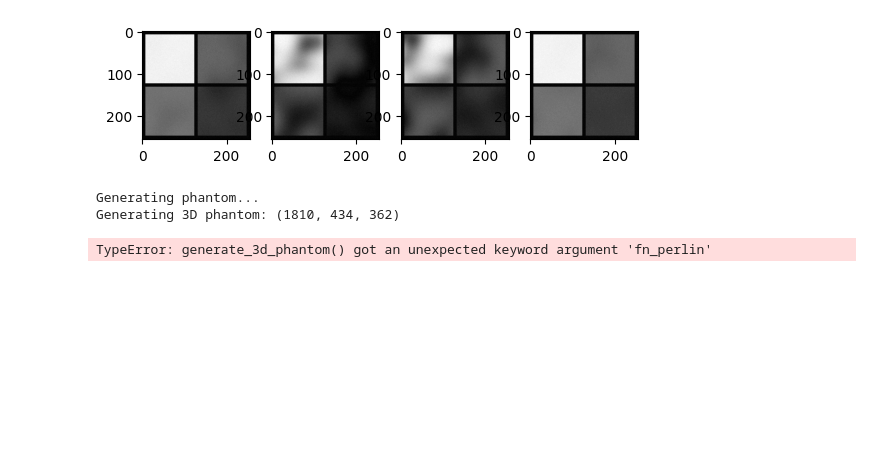
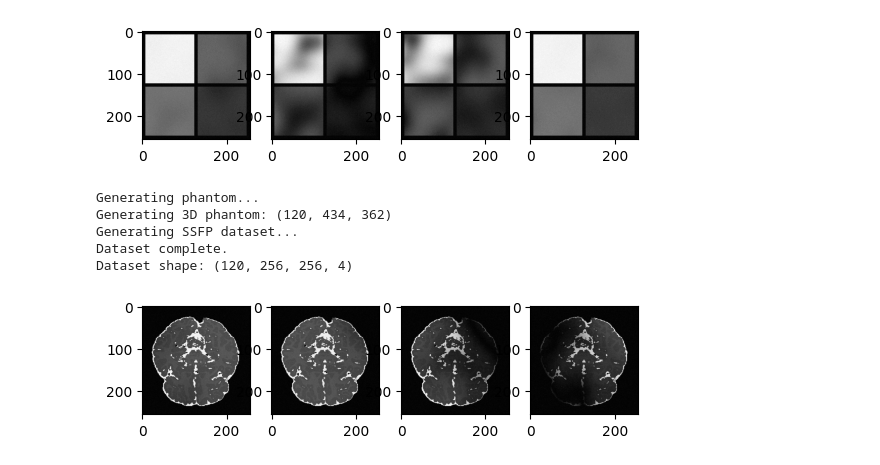
Before and after one commit to michaelmendoza/mssfp, a Jupyter notebook: notebooks/test.ipynb, the cells around one changed output. Drawn from its saved outputs; the diff is of its cells as text; code cells hidden in the pictures; blank space fills up the shorter version.

```diff
--- a/notebooks/test.ipynb
+++ b/notebooks/test.ipynb
@@ -207,25 +207,28 @@ Dataset shape: (4, 256, 256, 4)
 # %%
 import os
 import sys
 # Go up one level from the notebooks directory to reach project root
 project_root = os.path.abspath(os.path.join(os.path.dirname('__file__'), '..'))
 sys.path.insert(0, project_root)  # Insert at beginning of path to take precedence
 
 import numpy as np
 import matplotlib.pyplot as plt
 from mssfp.phantoms import simple, phantom, shepp_logan
 
-dataset = phantom.generate_ssfp_dataset(phantom_type='brain', slices=4, shape=256, ids=[1, 2, 3, 4], padding=8,
+dataset = phantom.generate_ssfp_dataset(phantom_type='brain', slices=4, data_indices=[(0, 2), (120,180)], padding=8,
                                         f=1/3e-3, df=200, df_window=1.0, alpha = np.deg2rad(60),
                                         fn_perlin=100, fn_perlin_size=3,
                                         rotation=90, useRotate=True, useDeform=True)
 fig, ax = plt.subplots(1, 4)
 ax[0].imshow(np.abs(dataset['M'][0,:,:,0]), cmap='gray')
 ax[1].imshow(np.abs(dataset['M'][0,:,:,1]), cmap='gray')
 ax[2].imshow(np.abs(dataset['M'][0,:,:,2]), cmap='gray')
 ax[3].imshow(np.abs(dataset['M'][0,:,:,3]), cmap='gray')
 plt.show()
 # %% [output]
 Generating phantom...
-Generating 3D phantom: (1810, 434, 362)
+Generating 3D phantom: (120, 434, 362)
+Generating SSFP dataset...
+Dataset complete.
+Dataset shape: (120, 256, 256, 4)
-TypeError: generate_3d_phantom() got an unexpected keyword argument 'fn_perlin'
+[figure, added]
```
Also changed, not shown: 3 other files.
